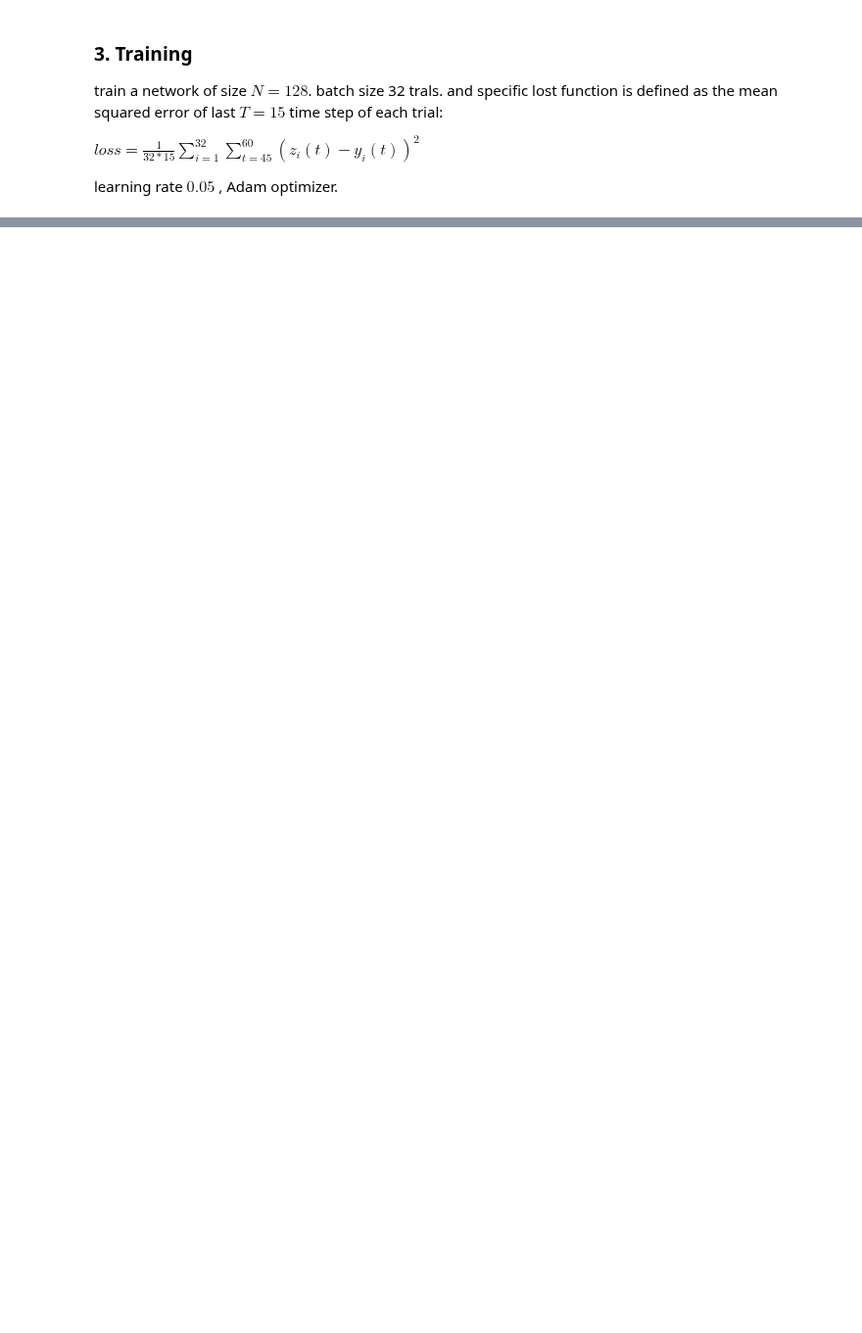
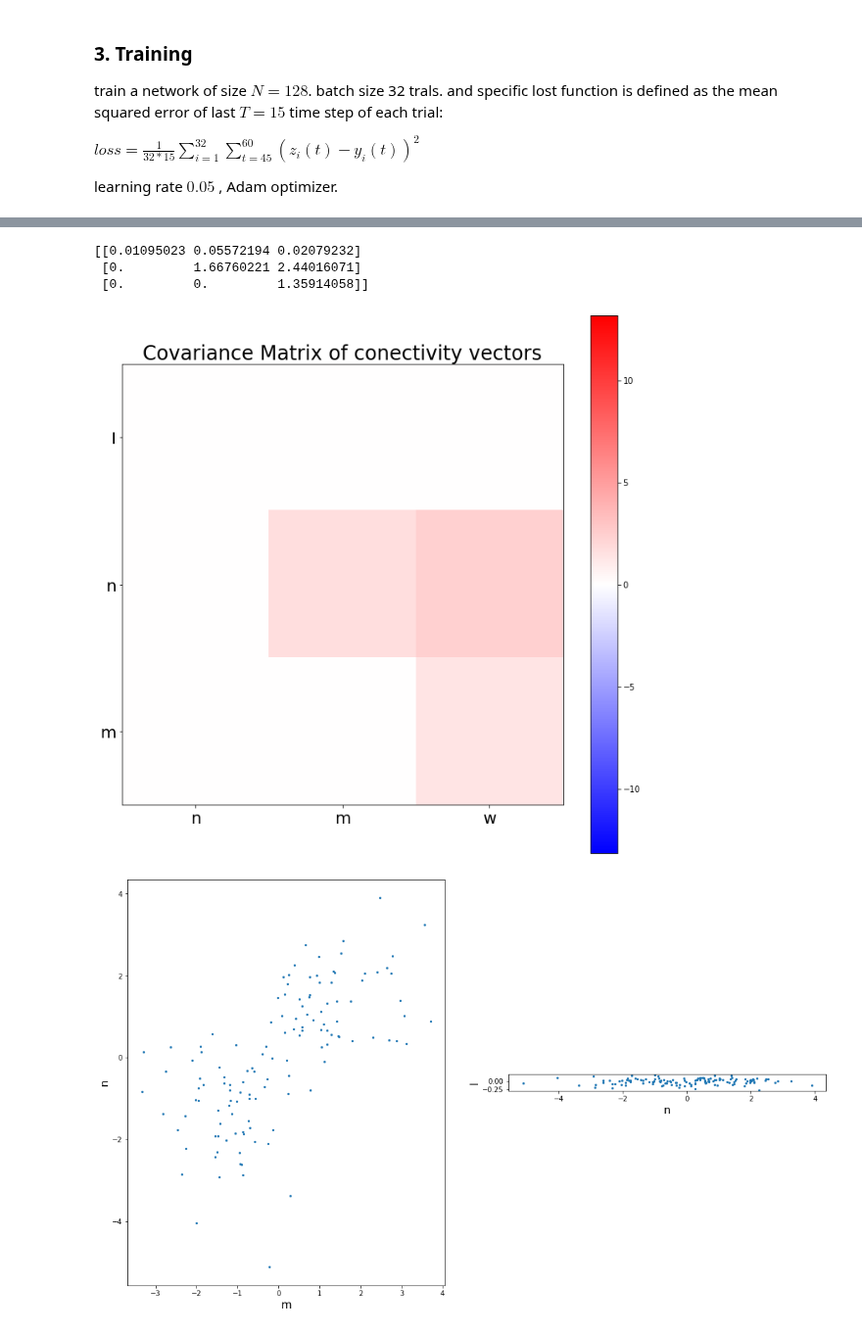
Before and after one commit to Erfan7bt/MHBF, a Jupyter notebook: Projects/DM.ipynb, the cells around one changed output, grey strips where cells are left out. Shown at 98% size. Saved outputs shown, nothing was run; the diff lists cells and outputs as text; code cells hidden in the pictures; blank space fills up the shorter version.

```diff
--- a/Projects/DM.ipynb
+++ b/Projects/DM.ipynb
@@ -215,19 +257,17 @@ def train(dataloader, model, loss_fn, optimizer, T=15):
         optimizer.step()
         optimizer.zero_grad()
 
-        if batch % 100 == 0:
-            loss, current = loss.item(), (batch + 1) * len(X)
-            print(f"loss: {loss:>7f}  [{current:>5d}/{size:>5d}]")
+
+        loss, current = loss.item(), (batch + 1) * len(X)
+        print(f"loss: {loss:>7f}  [{current:>5d}/{size:>5d}]")
 # %%
-# Overfitting sanity check
-d_dataset = DecisionDataset(32000)
-train_dataloader = DataLoader(d_dataset, batch_size=32)
-
+d_dataset = DecisionDataset(2000)
+train_dataloader = DataLoader(d_dataset, batch_size=1)
+# model = RNN(128)
 learning_rate = 5e-3
 T=15
-model = RNN(128)
+# model = RNN(128)
 loss_fn = nn.MSELoss()
 optimizer = torch.optim.Adam(model.parameters(), lr=learning_rate)
-for t in range(1):
-    print(f"Epoch {t+1}\n-------------------------------")
-    train(train_dataloader, model, loss_fn, optimizer, T=T)
+
+train(train_dataloader, model, loss_fn, optimizer, T=T)
@@ -261,29 +325,46 @@ for idx in range(4):
 # %%
 m=model.m.detach().numpy()
 n=model.n.detach().numpy()
-I=model.I.detach().numpy()
+wi=model.wi.detach().numpy()
 w=model.w.detach().numpy()
+network_size=model.network_size
+m=-m
+n=-n
+vectors = [wi, n, m, w]
 
-#check if n is orthogonal to m
-print(np.dot(m,n))
+cov_matrix=np.cov(vectors)
+bound = np.max((np.abs(np.min(cov_matrix)), np.abs(np.max(cov_matrix))))
 
-net=np.stack([m,n,I,w], axis=0)
-cov=np.cov(net)
-plt.figure(figsize=(8,8))
-plt.imshow(cov)
+cov_matrix=np.triu(cov_matrix,1)
+cov_matrix=cov_matrix[0:3,1:4]
+print(cov_matrix)
+
+plt.figure(figsize=(12,12))
+plt.title('Covariance Matrix of conectivity vectors', fontsize=24)
+plt.imshow(cov_matrix,cmap= "bwr", vmin=-bound, vmax=bound)
+plt.xticks(np.arange(0, 3, step=1), ['n', 'm', 'w'], fontsize=20)
+plt.yticks(np.arange(0, 3, step=1), ['I','n', 'm'], fontsize=20)
 plt.colorbar()
-plt.title('Covariance of network weights', fontsize=20)
-plt.xticks(np.arange(0, 4, step=1), ['m', 'n', 'I', 'w'], fontsize=16)
-plt.yticks(np.arange(0, 4, step=1), ['m', 'n', 'I', 'w'], fontsize=16)
-
 
 plt.figure(figsize=(18,12))
-plt.suptitle('two-dimensional projections', fontsize=20)
+
 plt.subplot(1,2,1)
-plt.scatter(n, I)
+plt.scatter(m, n, s=5)
+plt.xlabel('m', fontsize=16)
+plt.ylabel('n', fontsize=16)
+ax = plt.gca()
+ax.set_aspect('equal', adjustable='box')
+plt.draw()
+plt.subplot(1,2,2)
+plt.scatter(n, wi, s=5)
 plt.xlabel('n', fontsize=16)
 plt.ylabel('I', fontsize=16)
-plt.subplot(1,2,2)
-plt.scatter(m, n)
-plt.xlabel('m', fontsize=16)
-plt.ylabel('n', fontsize=16)
+ax = plt.gca()
+ax.set_aspect('equal', adjustable='box')
+plt.draw()
+# %% [output]
+[[0.01095023 0.05572194 0.02079232]
+ [0.         1.66760221 2.44016071]
+ [0.         0.         1.35914058]]
+[figure, added]
+[figure, added]
```
Also changed, not shown: parts of 7 cells of this notebook.
